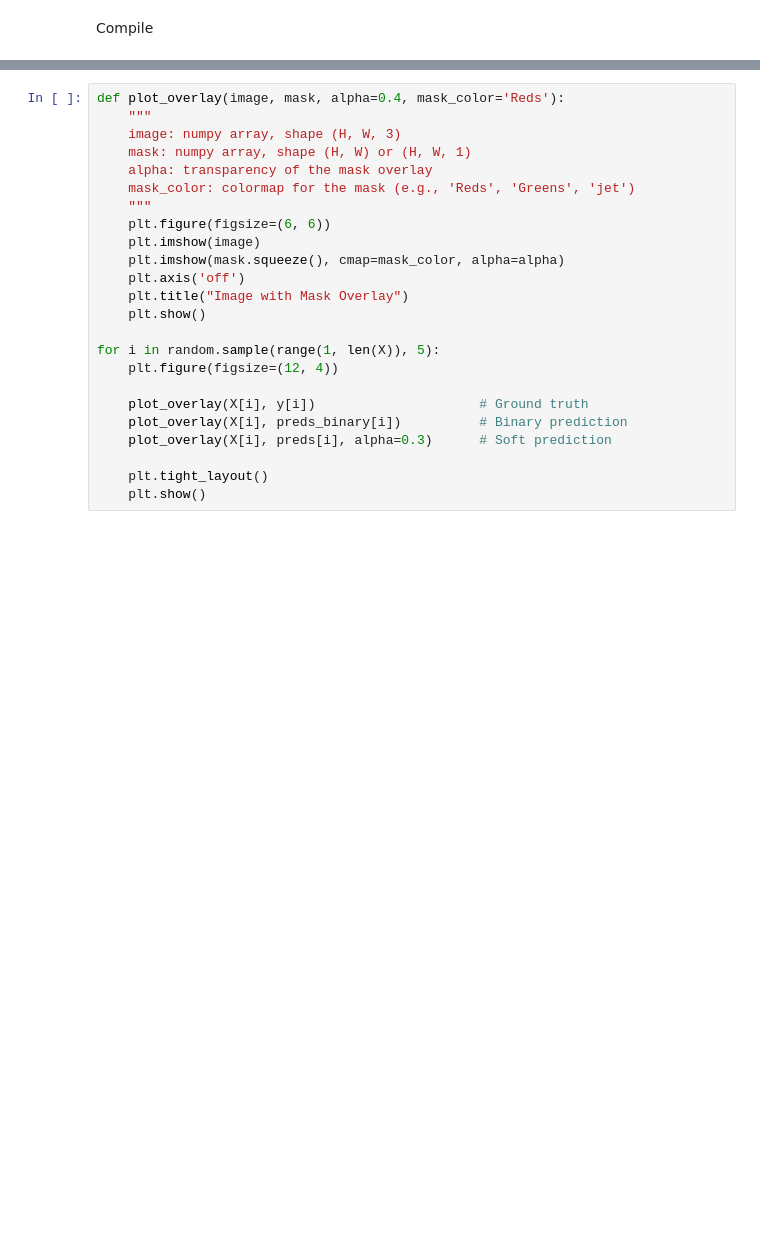
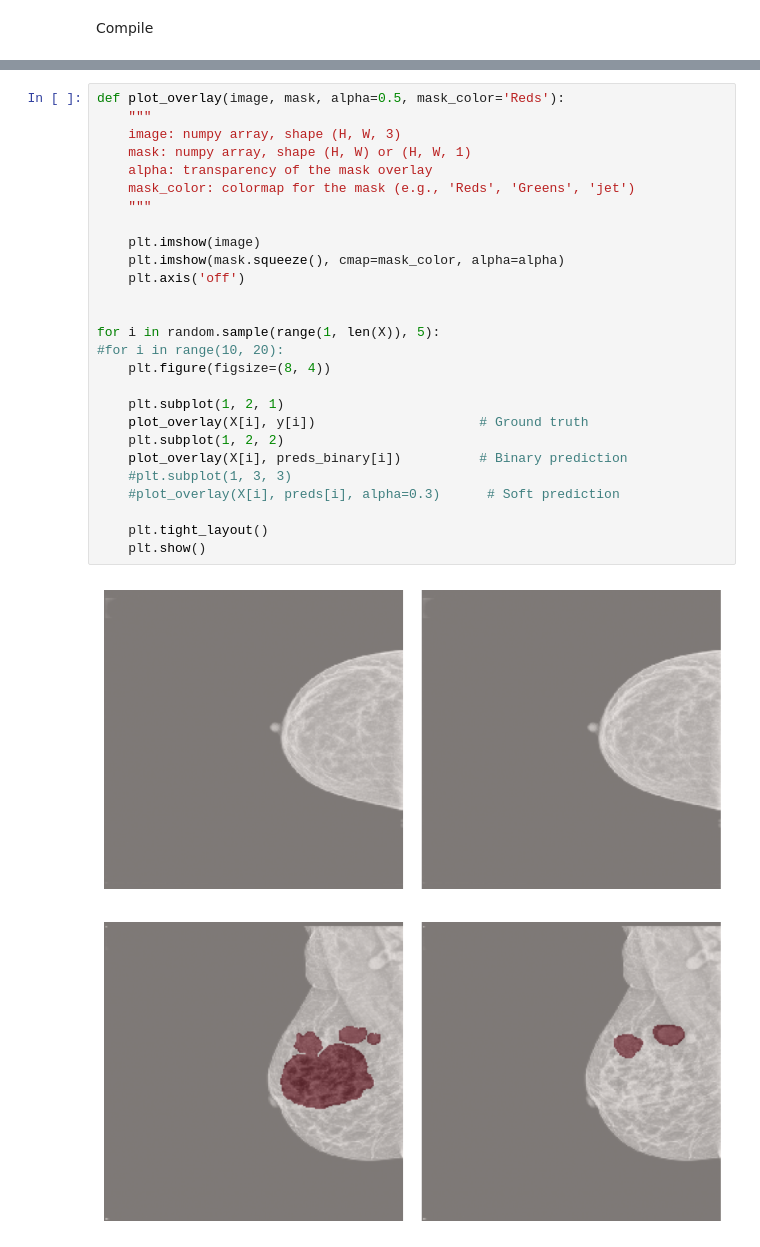
Before and after one commit to schreiberdk/lewagon-breast-cancer-project, a Jupyter notebook: notebooks/notebook_seg_AS.ipynb, the cells around one changed output, grey strips where cells are left out. Drawn from its saved outputs; the diff is of its cells as text; blank space fills up the shorter version.

```diff
--- a/notebooks/notebook_seg_AS.ipynb
+++ b/notebooks/notebook_seg_AS.ipynb
@@ -293,24 +410,30 @@ for i in random.sample(range(1, len(X)), 20):
 # %%
-def plot_overlay(image, mask, alpha=0.4, mask_color='Reds'):
+def plot_overlay(image, mask, alpha=0.5, mask_color='Reds'):
     """
     image: numpy array, shape (H, W, 3)
     mask: numpy array, shape (H, W) or (H, W, 1)
     alpha: transparency of the mask overlay
     mask_color: colormap for the mask (e.g., 'Reds', 'Greens', 'jet')
     """
-    plt.figure(figsize=(6, 6))
+
     plt.imshow(image)
     plt.imshow(mask.squeeze(), cmap=mask_color, alpha=alpha)
     plt.axis('off')
-    plt.title("Image with Mask Overlay")
-    plt.show()
+
 
 for i in random.sample(range(1, len(X)), 5):
-    plt.figure(figsize=(12, 4))
+#for i in range(10, 20):
+    plt.figure(figsize=(8, 4))
 
+    plt.subplot(1, 2, 1)
     plot_overlay(X[i], y[i])                     # Ground truth
+    plt.subplot(1, 2, 2)
     plot_overlay(X[i], preds_binary[i])          # Binary prediction
-    plot_overlay(X[i], preds[i], alpha=0.3)      # Soft prediction
+    #plt.subplot(1, 3, 3)
+    #plot_overlay(X[i], preds[i], alpha=0.3)      # Soft prediction
 
     plt.tight_layout()
     plt.show()
+# %% [output]
+[figure, added]
+[figure, added]
```
Also changed, not shown: parts of 17 cells of this notebook.
